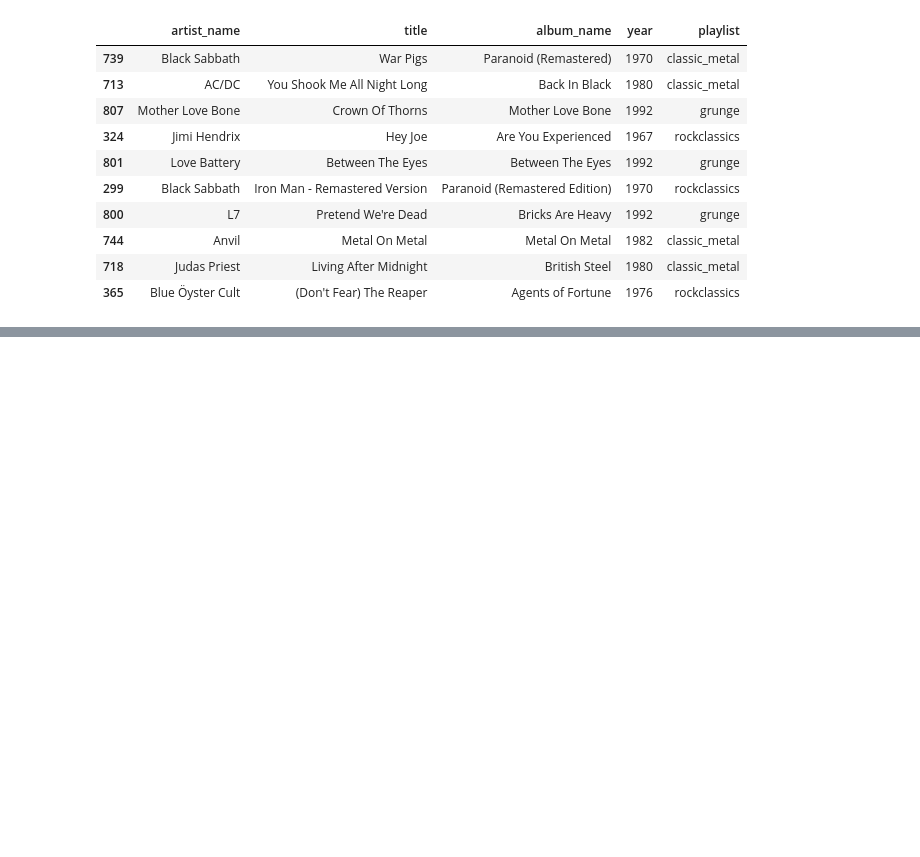
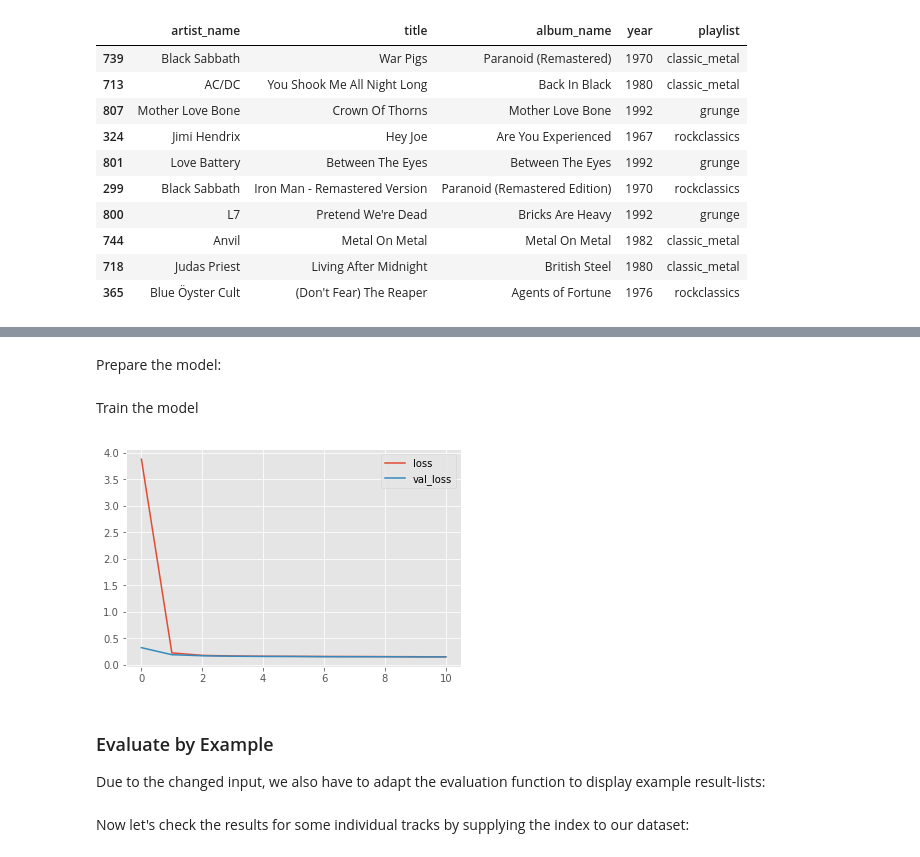
Before and after one commit to slychief/tutorials_private, a Jupyter notebook: spotify_similarity_search/Spotify Similarity Search - Part 2 - Siamese Networks.ipynb, the cells around one changed output, grey strips where cells are left out. Cells and saved outputs as stored; diff of their text form; code cells hidden in the pictures; blank space fills up the shorter version.

```diff
--- a/spotify_similarity_search/Spotify Similarity Search - Part 2 - Siamese Networks.ipynb
+++ b/spotify_similarity_search/Spotify Similarity Search - Part 2 - Siamese Networks.ipynb
@@ -787,9 +839,62 @@ model_rnn_mse.compile(loss="mean_squared_error", optimizer=rms, metrics=["mean_s
+# %%
+def create_siamese_network_with_lstm(data_pairs_seq, data_pairs_track):
+
+    # sequential input
+    input_seq_left  = Input(shape=data_pairs_seq[:, 0].shape[1:])
+    input_seq_right = Input(shape=data_pairs_seq[:, 0].shape[1:])
+
+    # track-based input
+    input_track_left  = Input(shape=data_pairs_track[:, 0].shape[1:])
+    input_track_right = Input(shape=data_pairs_track[:, 0].shape[1:])
+
+    # shared bi-directional LSTM layer for the sequential features
+    bdlstm = Bidirectional(LSTM(29, return_sequences=False, activation="selu"))
+
+    # shared fully connected layers for the track-based features
+    shared_fc_1 = Dense(11, activation="selu")
+    shared_fc_2 = Dense(11, activation="selu")
+
+    # left twin
+    seq_resp_left   = bdlstm(input_seq_left)
+    track_resp_left = shared_fc_1(shared_fc_2(input_track_left))
+    left_twin       = concatenate([seq_resp_left, track_resp_left], axis=1)
+
+    # right twin
+    seq_resp_right   = bdlstm(input_seq_right)
+    track_resp_right = shared_fc_1(shared_fc_2(input_track_right))
+    right_twin       = concatenate([seq_resp_right, track_resp_right], axis=1)
+
+    # calc difference
+    distance = Lambda(euclidean_distance,
+                      output_shape=lambda x: x[0])([left_twin, right_twin])
+
+    return Model([input_seq_left, input_seq_right, input_track_left, input_track_right], distance)
+# %% [markdown]
+Prepare the model:
+# %%
+# define the model
+model_rnn = create_siamese_network_with_lstm(data_pairs_seq, data_pairs_track)
+
+# define the optimizer
+opt = Nadam(lr=0.001)
+
+# compile the model
+model_rnn.compile(loss      = contrastive_loss,
+                  optimizer = opt)
+# %% [markdown]
+Train the model
 # %%
-model_rnn_mse.fit([data_pairs_seq[:, 0], data_pairs_seq[:, 1], data_pairs_track[:,0], data_pairs_track[:,1]],
+model_rnn.fit([data_pairs_seq[:, 0], data_pairs_seq[:, 1], data_pairs_track[:,0], data_pairs_track[:,1]],
                   labels,
                   batch_size       = 24,
                   verbose          = 0,
                   epochs           = 25,
                   callbacks        = [tut_func.PlotLosses()],
                   validation_split = 0.1)
+# %% [output]
+[figure, added]
+# %% [markdown]
+### Evaluate by Example
+
+Due to the changed input, we also have to adapt the evaluation function to display example result-lists:
 # %%
@@ -812,4 +919,6 @@ def similar_rnn(model, query_idx, ascending=False):
     display_cols = ["artist_name", "title", "album_name", "year","playlist"]
 
     return metadata.loc[si, display_cols][:10]
+# %% [markdown]
+Now let's check the results for some individual tracks by supplying the index to our dataset:
 # %%
```
Also changed, not shown: parts of 43 cells of this notebook, 1 other file.
